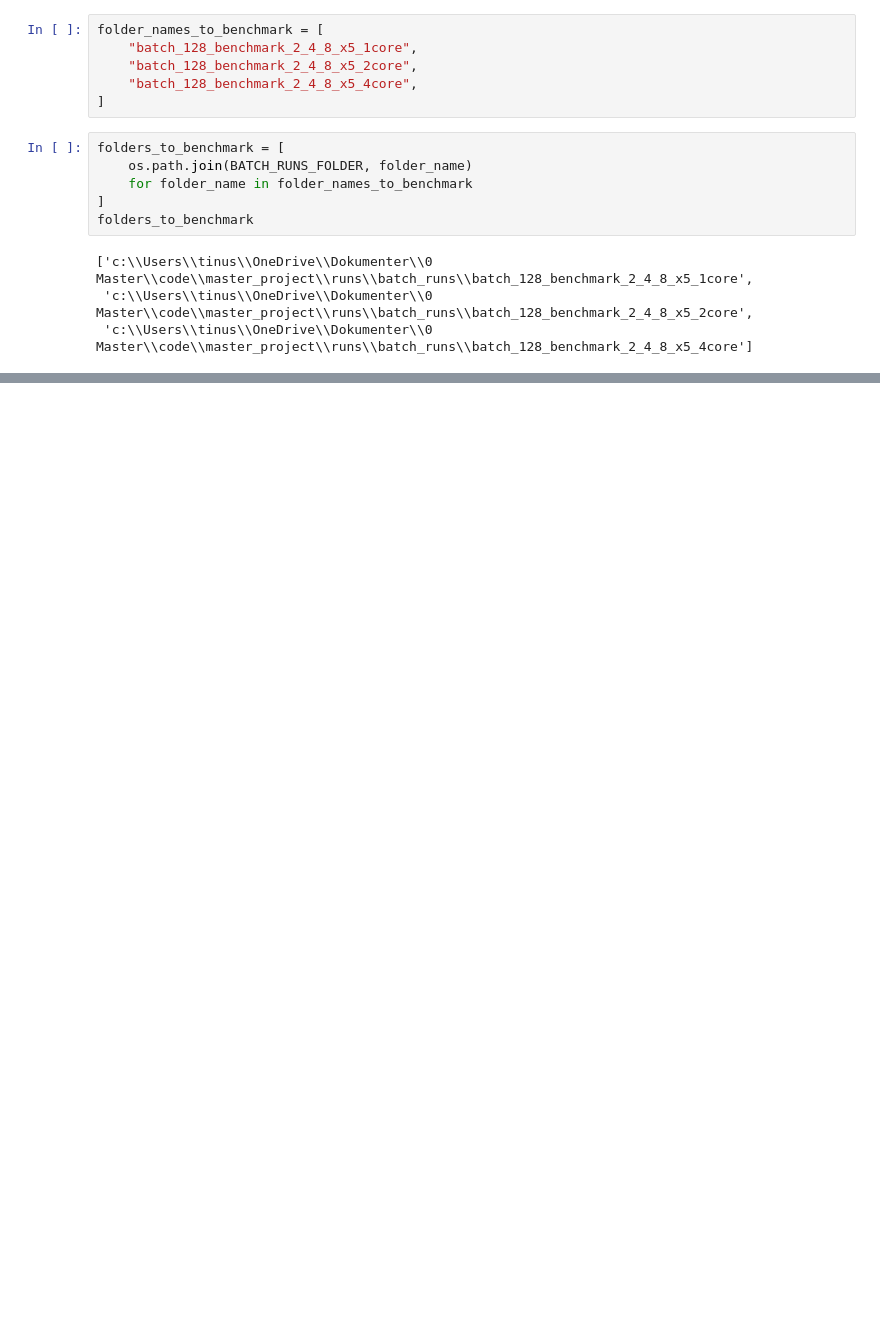
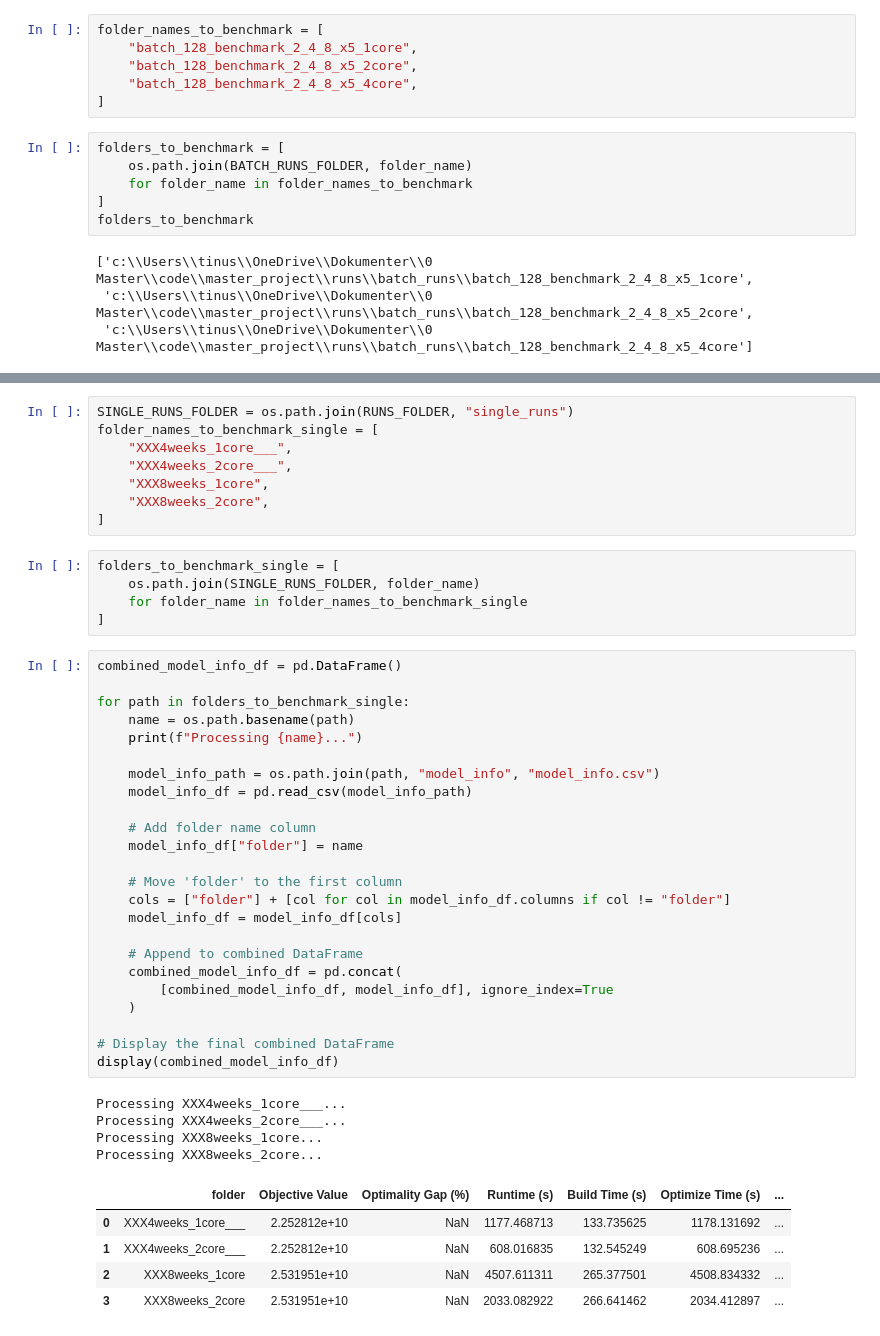
Before and after one commit to TinusAlsos/master_project, a Jupyter notebook: notebooks/benchmarking.ipynb, the cells around one changed output, grey strips where cells are left out. Saved outputs shown, nothing was run; the diff lists cells and outputs as text; blank space fills up the shorter version.

```diff
--- a/notebooks/benchmarking.ipynb
+++ b/notebooks/benchmarking.ipynb
@@ -36,0 +276,47 @@ folders_to_benchmark
+# %%
+SINGLE_RUNS_FOLDER = os.path.join(RUNS_FOLDER, "single_runs")
+folder_names_to_benchmark_single = [
+    "XXX4weeks_1core___",
+    "XXX4weeks_2core___",
+    "XXX8weeks_1core",
+    "XXX8weeks_2core",
+]
+# %%
+folders_to_benchmark_single = [
+    os.path.join(SINGLE_RUNS_FOLDER, folder_name)
+    for folder_name in folder_names_to_benchmark_single
+]
+# %%
+combined_model_info_df = pd.DataFrame()
+
+for path in folders_to_benchmark_single:
+    name = os.path.basename(path)
+    print(f"Processing {name}...")
+
+    model_info_path = os.path.join(path, "model_info", "model_info.csv")
+    model_info_df = pd.read_csv(model_info_path)
+
+    # Add folder name column
+    model_info_df["folder"] = name
+
+    # Move 'folder' to the first column
+    cols = ["folder"] + [col for col in model_info_df.columns if col != "folder"]
+    model_info_df = model_info_df[cols]
+
+    # Append to combined DataFrame
+    combined_model_info_df = pd.concat(
+        [combined_model_info_df, model_info_df], ignore_index=True
+    )
+
+# Display the final combined DataFrame
+display(combined_model_info_df)
+# %% [output]
+Processing XXX4weeks_1core___...
+Processing XXX4weeks_2core___...
+Processing XXX8weeks_1core...
+Processing XXX8weeks_2core...
+|  | folder | Objective Value | Optimality Gap (%) | Runtime (s) | Build Time (s) | Optimize Time (s) | ... |
+| 0 | XXX4weeks_1core___ | 2.252812e+10 | NaN | 1177.468713 | 133.735625 | 1178.131692 | ... |
+| 1 | XXX4weeks_2core___ | 2.252812e+10 | NaN | 608.016835 | 132.545249 | 608.695236 | ... |
+| 2 | XXX8weeks_1core | 2.531951e+10 | NaN | 4507.611311 | 265.377501 | 4508.834332 | ... |
+| 3 | XXX8weeks_2core | 2.531951e+10 | NaN | 2033.082922 | 266.641462 | 2034.412897 | ... |
```
Also changed, not shown: parts of 8 cells of this notebook, 5 other files.
